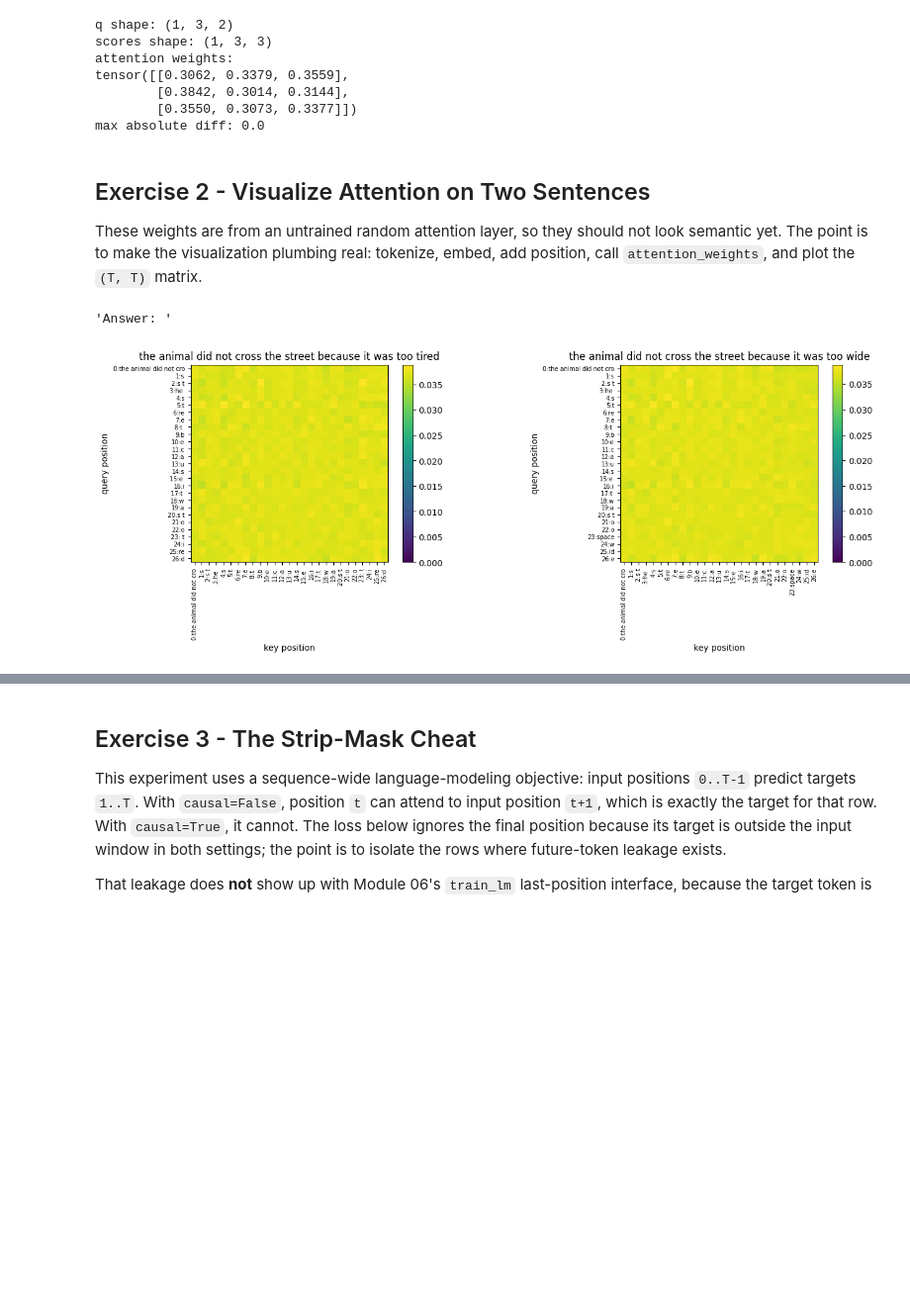
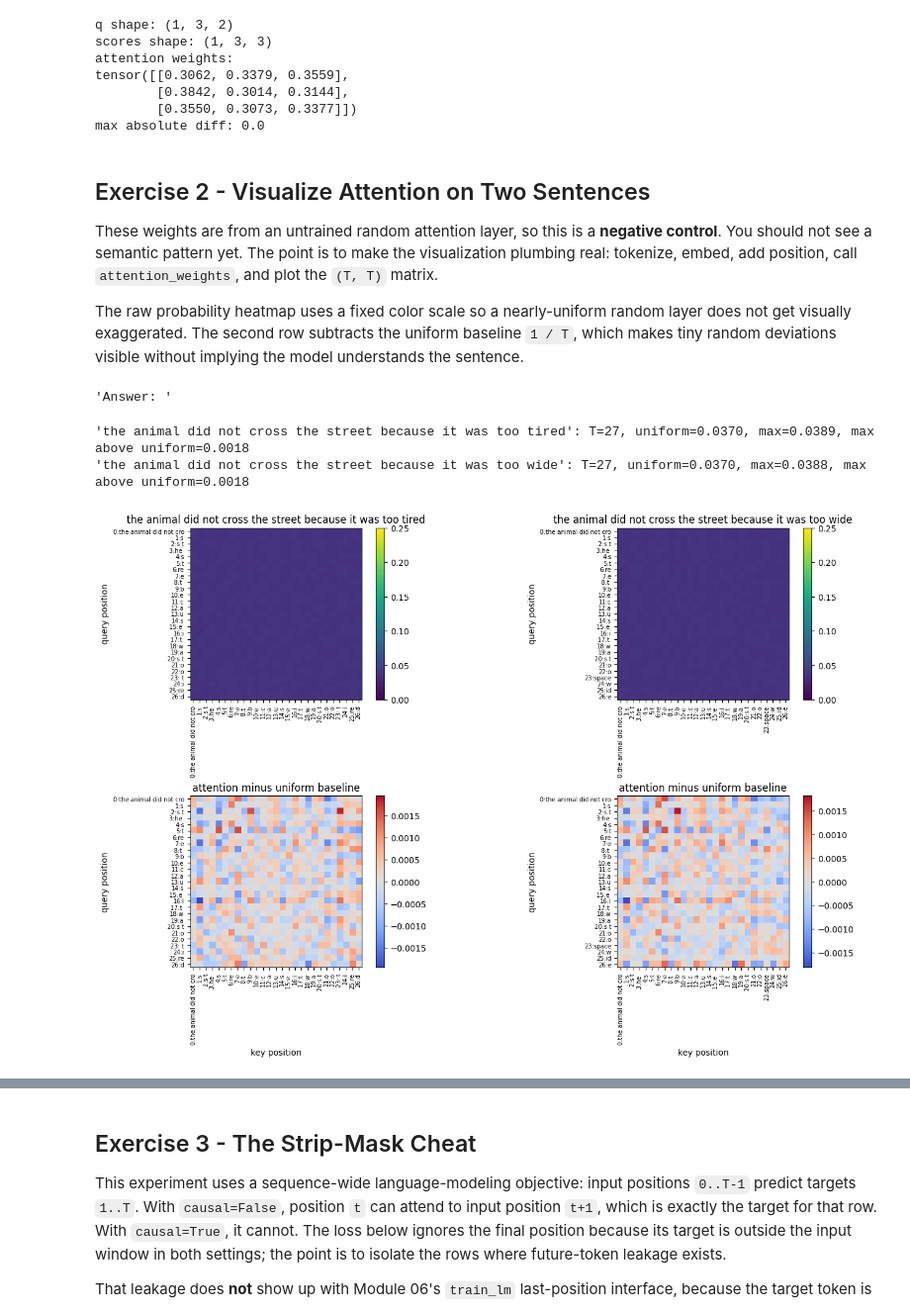
Before and after one commit to Mister-Meeseeks/g2c, a Jupyter notebook: notebooks/solutions/07-attention.ipynb, the cells around one changed output, grey strips where cells are left out. Shown at 99% size. Saved outputs shown, nothing was run; the diff lists cells and outputs as text; code cells hidden in the pictures; blank space fills up the shorter version.

```diff
--- a/notebooks/solutions/07-attention.ipynb
+++ b/notebooks/solutions/07-attention.ipynb
@@ -108,7 +110,9 @@ max absolute diff: 0.0
 # %% [markdown]
 ## Exercise 2 - Visualize Attention on Two Sentences
 
-These weights are from an untrained random attention layer, so they should not look semantic yet. The point is to make the visualization plumbing real: tokenize, embed, add position, call `attention_weights`, and plot the `(T, T)` matrix.
+These weights are from an untrained random attention layer, so this is a **negative control**. You should not see a semantic pattern yet. The point is to make the visualization plumbing real: tokenize, embed, add position, call `attention_weights`, and plot the `(T, T)` matrix.
+
+The raw probability heatmap uses a fixed color scale so a nearly-uniform random layer does not get visually exaggerated. The second row subtracts the uniform baseline `1 / T`, which makes tiny random deviations visible without implying the model understands the sentence.
 # %%
 "Question: Why should random attention weights not resolve what 'it' refers to yet?"
 "Answer: "
@@ -125,42 +129,62 @@ attention_sentences = [
 attention_corpus = "\n".join(attention_sentences)
 
 tokenizer = BPETokenizer()
 with contextlib.redirect_stdout(io.StringIO()):
     tokenizer.train(attention_corpus, vocab_size=280)
 
 def token_labels(ids: list[int]) -> list[str]:
     labels = []
     for i, token_id in enumerate(ids):
         piece = tokenizer.decode([int(token_id)]).replace("\n", "\\n")
         if piece == " ":
             piece = "space"
         labels.append(f"{i}:{piece}")
     return labels
 
 embedding_dim = 16
 token_embed = TokenEmbedding(vocab_size=len(tokenizer.vocab), embedding_dim=embedding_dim)
 pos_embed = LearnedPositionalEmbedding(max_seq_len=128, embedding_dim=embedding_dim)
 viz_attn = SelfAttention(embedding_dim=embedding_dim, causal=False)
 
 def sentence_attention(sentence: str) -> tuple[torch.Tensor, list[str]]:
     ids = tokenizer.encode(sentence)
     ids_tensor = torch.tensor(ids, dtype=torch.long).unsqueeze(0)
     x = token_embed(ids_tensor) + pos_embed(ids_tensor.shape[1]).unsqueeze(0)
     weights = viz_attn.attention_weights(x)[0].detach()
     return weights, token_labels(ids)
 
-fig, axes = plt.subplots(1, 2, figsize=(14, 5), constrained_layout=True)
-for ax, sentence in zip(axes, attention_sentences):
+fig, axes = plt.subplots(2, 2, figsize=(14, 9), constrained_layout=True)
+for column, sentence in enumerate(attention_sentences):
     weights, labels = sentence_attention(sentence)
-    image = ax.imshow(weights, vmin=0.0, vmax=float(weights.max()), cmap="viridis")
-    ax.set_title(sentence)
-    ax.set_xlabel("key position")
-    ax.set_ylabel("query position")
-    ax.set_xticks(range(len(labels)))
-    ax.set_yticks(range(len(labels)))
-    ax.set_xticklabels(labels, rotation=90, fontsize=7)
-    ax.set_yticklabels(labels, fontsize=7)
-    fig.colorbar(image, ax=ax, fraction=0.046, pad=0.04)
+    uniform = 1.0 / weights.shape[-1]
+    deviation = weights - uniform
+    dev_limit = max(float(deviation.abs().max()), 1e-6)
+
+    print(
+        f"{sentence!r}: T={weights.shape[-1]}, uniform={uniform:.4f}, "
+        f"max={float(weights.max()):.4f}, max above uniform={float(deviation.max()):.4f}"
+    )
+
+    prob_ax = axes[0, column]
+    prob_image = prob_ax.imshow(weights, vmin=0.0, vmax=0.25, cmap="viridis")
+    prob_ax.set_title(sentence)
+    prob_ax.set_ylabel("query position")
+    fig.colorbar(prob_image, ax=prob_ax, fraction=0.046, pad=0.04)
+
+    dev_ax = axes[1, column]
+    dev_image = dev_ax.imshow(deviation, vmin=-dev_limit, vmax=dev_limit, cmap="coolwarm")
+    dev_ax.set_title("attention minus uniform baseline")
+    dev_ax.set_xlabel("key position")
+    dev_ax.set_ylabel("query position")
+    fig.colorbar(dev_image, ax=dev_ax, fraction=0.046, pad=0.04)
+
+    for ax in (prob_ax, dev_ax):
+        ax.set_xticks(range(len(labels)))
+        ax.set_yticks(range(len(labels)))
+        ax.set_xticklabels(labels, rotation=90, fontsize=7)
+        ax.set_yticklabels(labels, fontsize=7)
 plt.show()
 # %% [output]
+'the animal did not cross the street because it was too tired': T=27, uniform=0.0370, max=0.0389, max above uniform=0.0018
+'the animal did not cross the street because it was too wide': T=27, uniform=0.0370, max=0.0388, max above uniform=0.0018
-[figure, old version]
+[figure, new version]
```
Also changed, not shown: parts of 11 cells of this notebook, 6 other files.
